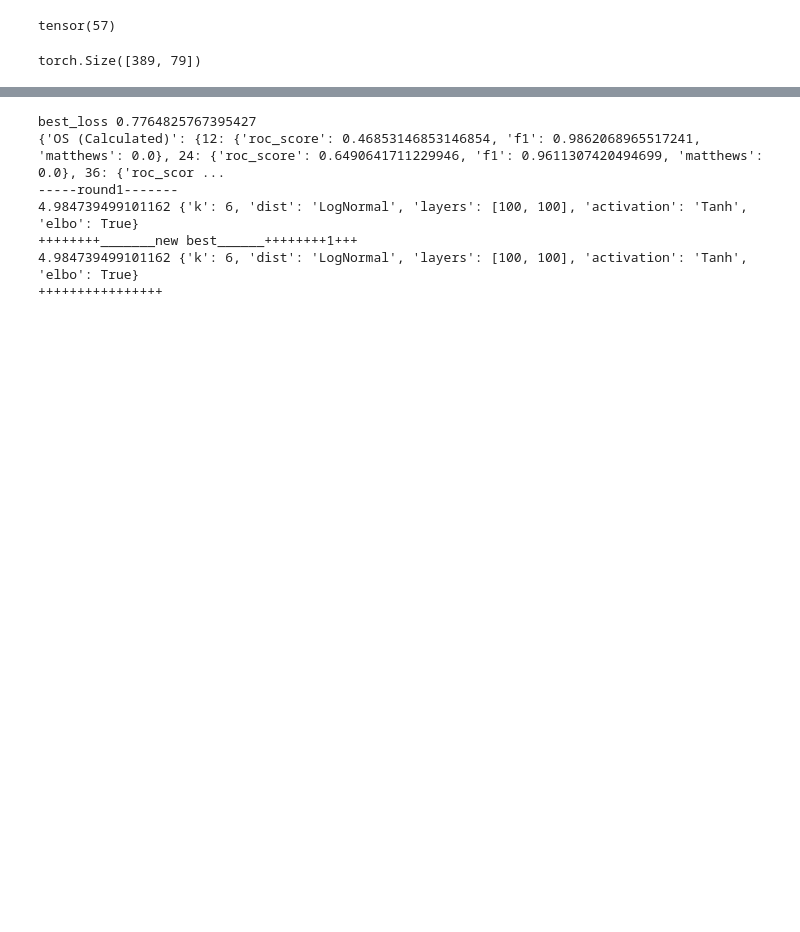
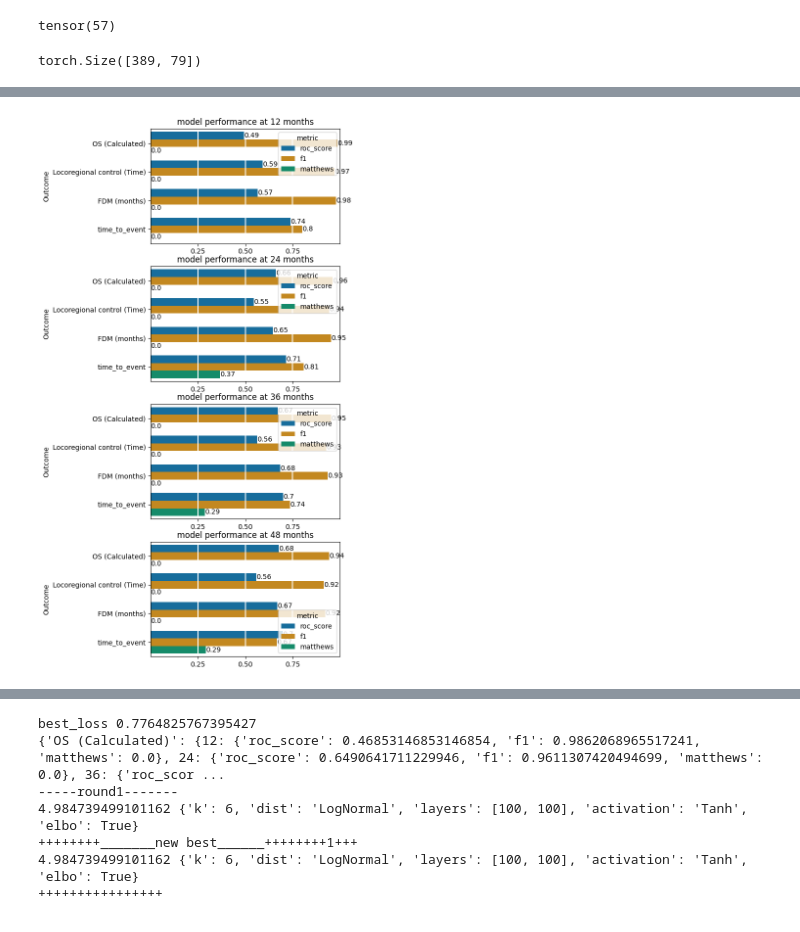
Before and after one commit to uic-evl/DigitalTwinVis, a Jupyter notebook: python/TimeseriesOutcomes.ipynb, the cells around one changed output, grey strips where cells are left out. Saved outputs shown, nothing was run; the diff lists cells and outputs as text; code cells hidden in the pictures; blank space fills up the shorter version.

```diff
--- a/python/TimeseriesOutcomes.ipynb
+++ b/python/TimeseriesOutcomes.ipynb
@@ -133,0 +138,52 @@ best_loss 0.8548993607158376
+# %%
+import matplotlib.pyplot as plt
+import seaborn as sns
+def result_df(metrics):
+    result_df = []
+    for outcome, outcomeresults in metrics.items():
+        for months,scores in outcomeresults.items():
+            for metric, score in scores.items():
+                entry = {
+                    'outcome': outcome,
+                    'months': months,
+                    'metric': metric,
+                    'value': score
+                }
+                result_df.append(entry)
+    return pd.DataFrame(result_df)
+m2_df = result_df(metrics2)
+# %%
+def plot_timeseries_outcomes_alt(df):
+    months = df.months.unique()
+    fig,axes = plt.subplots(len(months),1,figsize=(5,14))
+    for i,month in enumerate(sorted(months)):
+        ax = axes[i]
+        subdf = df[df.months == month]
+        sns.barplot(
+            data=subdf,
+            hue='metric',
+            y='outcome',
+            x='value',
+            orient='h',
+            ax=ax,
+            palette='colorblind',
+        )
+        ax.set_title('model performance at ' + str(month) + ' months')
+        ax.set_ylabel('Outcome')
+        ax.set_xlabel('')
+        ax.axvline(.5,c='white')
+        ax.axvline(.75,c='white')
+        ax.axvline(.25,c="white")
+        ax.set_xlim(0,1)
+        ax.set_xticks([.25,.5,.75])
+    #     ax.get_legend().remove()
+        for container in ax.containers:
+            for patch,value in zip(container.patches,container.datavalues):
+                x,y = patch.xy
+                x = x + patch._width
+                y = y + (patch._height/2)
+                value = np.round(value,2)
+                ax.text(x,y,str(value),verticalalignment='center')
+plot_timeseries_outcomes_alt(m2_df)
+# %% [output]
+[figure, added]
```
Also changed, not shown: parts of 6 cells of this notebook, 3 other files.
